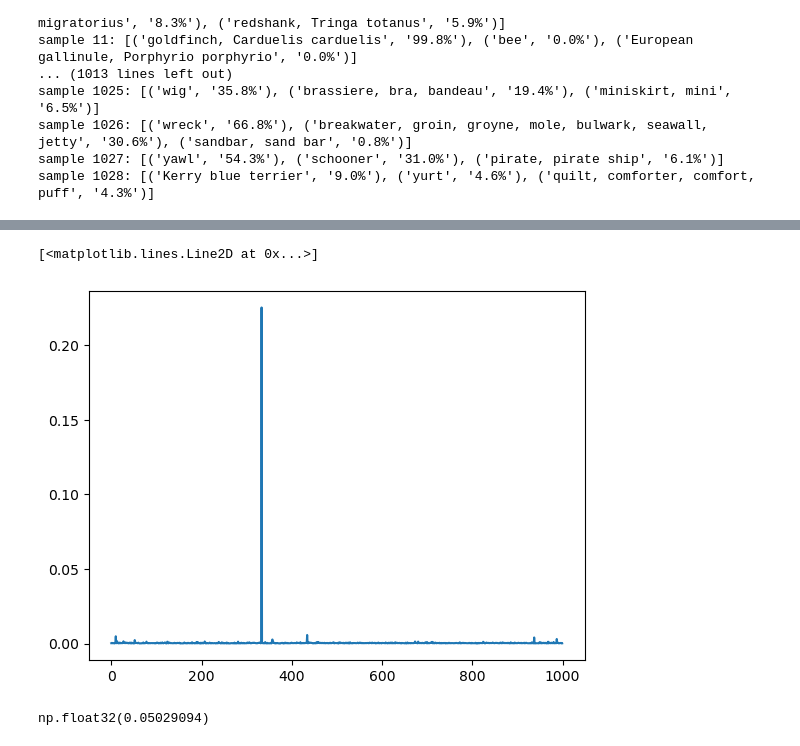
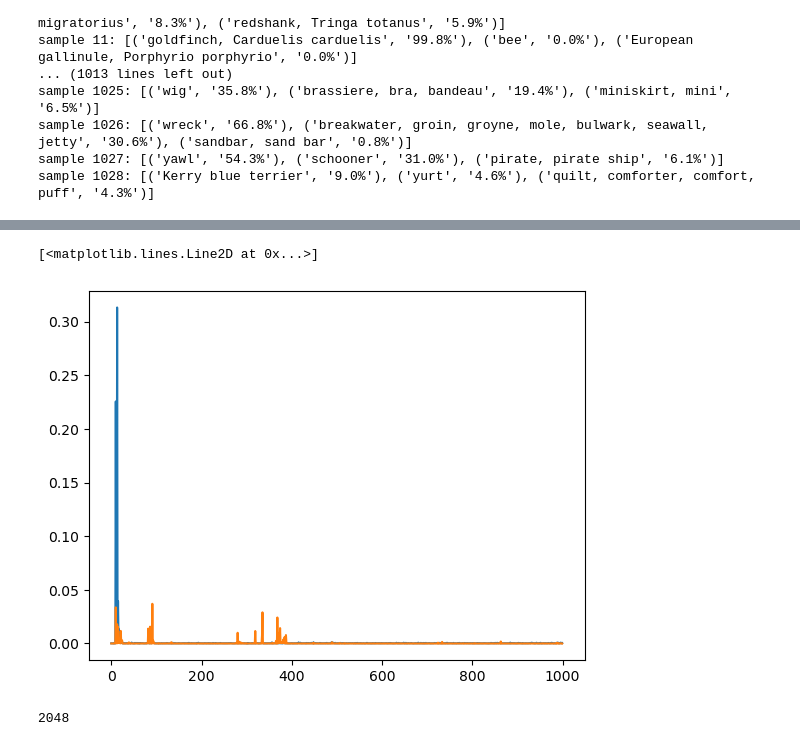
Before and after one commit to SarahHarvey/decoding-similarity, a Jupyter notebook: compare-Jacobians.ipynb, the cells around one changed output, grey strips where cells are left out. Saved outputs shown, nothing was run; the diff lists cells and outputs as text; code cells hidden in the pictures.

```diff
--- a/compare-Jacobians.ipynb
+++ b/compare-Jacobians.ipynb
@@ -265,2 +272,8 @@ torch.Size([1029, 1000])
 # %%
 jacobian_rnet50 = torch.autograd.functional.jacobian(rnet50_2nd, y1[333,:])
+# %%
+Js_rn50 = []
+for i in np.arange(20): #np.arange(y2.shape[0]):
+    jacobian_rn50 = torch.autograd.functional.jacobian(rnet50_2nd, y1[i,:])
+    Js_rn50.append(jacobian_rn50)
+    print(i)
@@ -271,8 +315,9 @@ torch.Size([1000, 2048])
 # %%
-plt.plot(np.linalg.norm(jacobian_rnet50.numpy(),axis=1))
+plt.plot(np.linalg.norm(Js_rn50[13].numpy(),axis=1))
+plt.plot(np.linalg.norm(Js_anet[13].numpy(),axis=1))
 # %% [output]
 [<matplotlib.lines.Line2D at 0x...>]
-[figure, old version]
+[figure, new version]
 # %%
 import metrics
 
@@ -281,6 +328,6 @@ B = jacobian_rnet50@jacobian_rnet50.T
 
 db2 = metrics.sq_bures_metric(A.numpy(),B.numpy())
 # %%
-db2
+Js_rn50[0].shape[1]
 # %% [output]
-np.float32(0.05029094)
+2048
```
Also changed, not shown: parts of 20 cells of this notebook, 1 other file.
